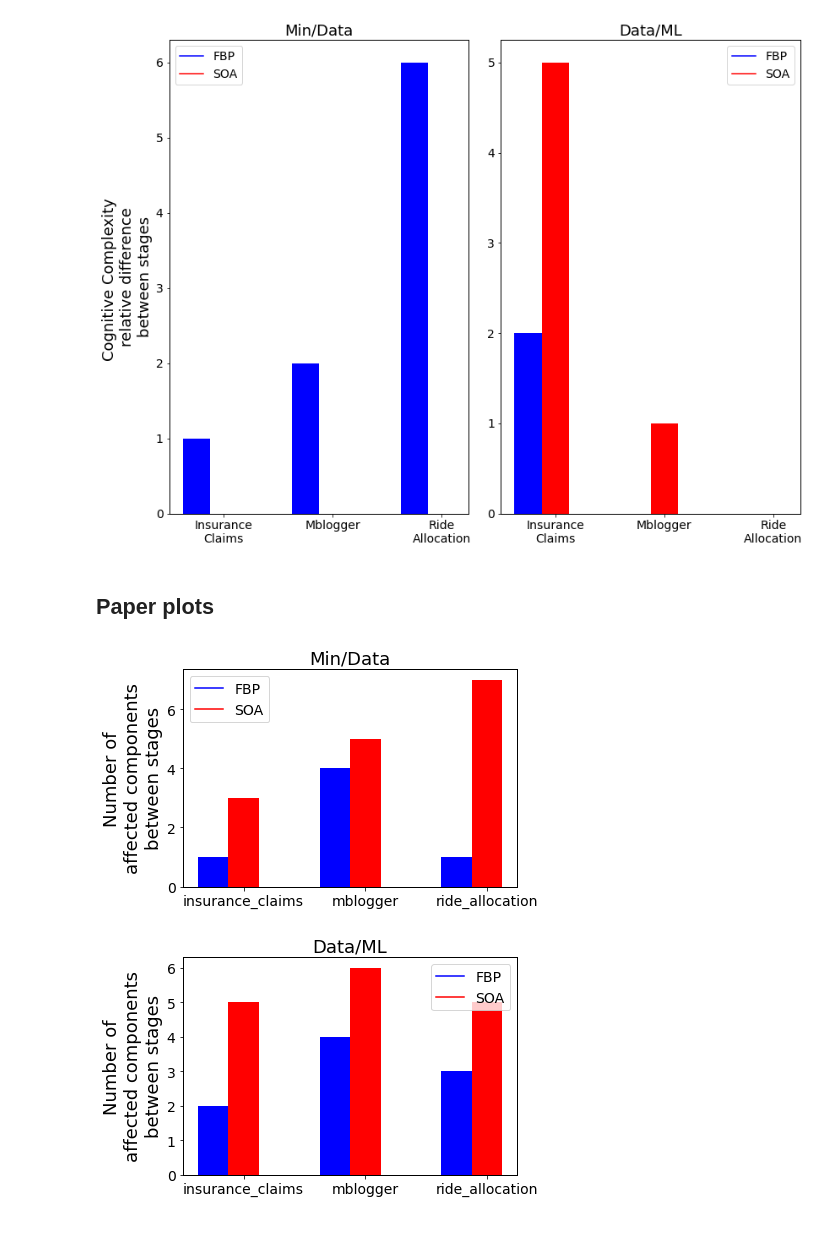
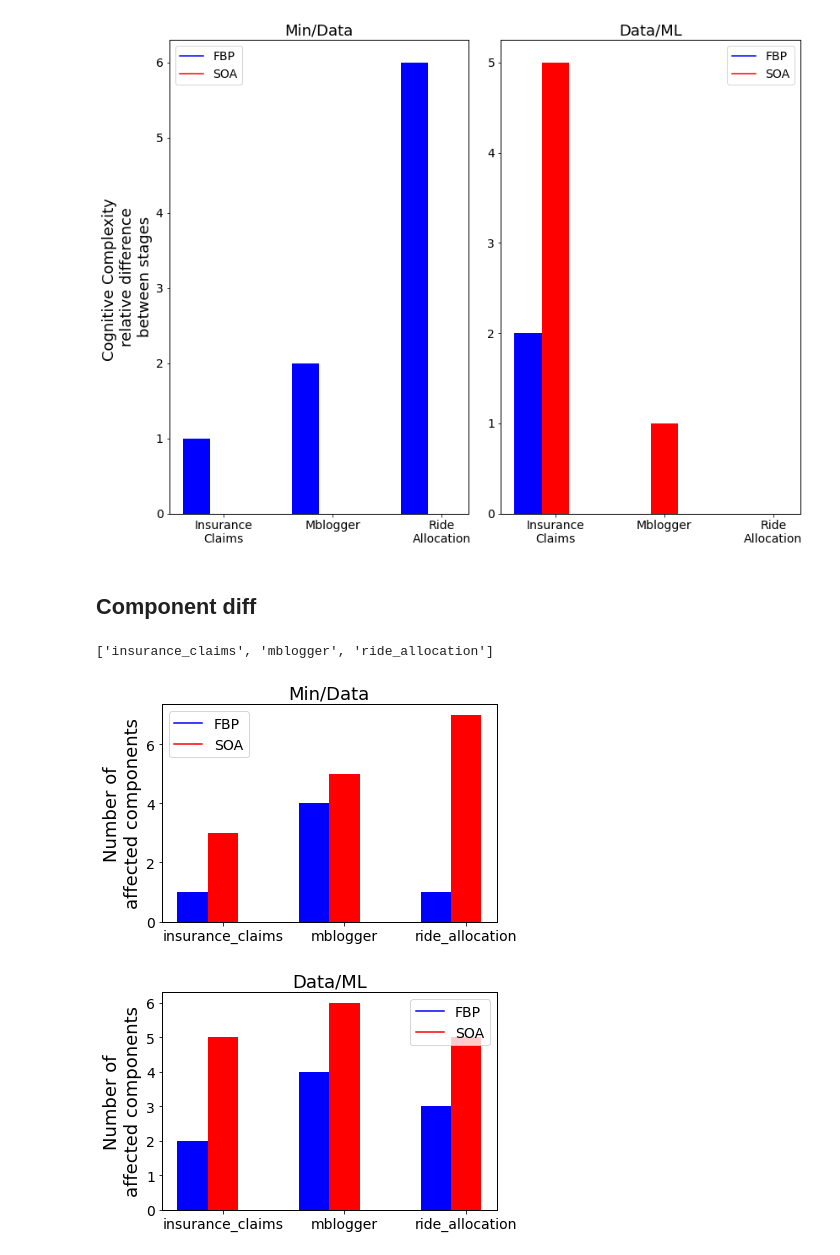
Before and after one commit to mlatcl/fbp-vs-soa, a Jupyter notebook: metrics_analysis.ipynb, the cells around one changed output. Saved outputs shown, nothing was run; the diff lists cells and outputs as text; code cells hidden in the pictures.

Commit message:
Figures for the paper

```diff
--- a/metrics_analysis.ipynb
+++ b/metrics_analysis.ipynb
@@ -394,30 +394,34 @@ plt.show();
 [figure]
 [figure]
 # %% [markdown]
-## Paper plots
+## Component diff
 # %%
 with open("component_diff.yml", "r") as stream:
     try:
         component_diff = yaml.safe_load(stream)
     except yaml.YAMLError as exc:
         print(exc)
+# %%
+apps
+# %% [output]
+['insurance_claims', 'mblogger', 'ride_allocation']
 # %%
 # min -> data
 
 labels = list(component_diff.keys())
 X = np.arange(len(apps))
 
-def get_values(from_stage, paradigm):
+def get_diff_values(from_stage, paradigm):
     values = []
     for app in component_diff:
         diff = next(x for x in component_diff[app] if x['paradigm'] == paradigm and x['from'] == from_stage)
         values.append(len(diff["changed"] if diff["changed"] is not None else []) + len(diff["new"] if diff["new"] is not None else []))
     return values
 
-values_fbp_min_data = get_values("min", "fbp")
-values_soa_min_data = get_values("min", "soa")
-values_fbp_data_ml = get_values("data", "fbp")
-values_soa_data_ml = get_values("data", "soa")
+values_fbp_min_data = get_diff_values("min", "fbp")
+values_soa_min_data = get_diff_values("min", "soa")
+values_fbp_data_ml = get_diff_values("data", "fbp")
+values_soa_data_ml = get_diff_values("data", "soa")
 
 plt.bar(
     X, values_fbp_min_data, width=0.25,
@@ -427,34 +431,34 @@ plt.bar(
     X+0.25, values_soa_min_data, width=0.25,
     tick_label=labels, align='center', color='r'
 );
-plt.ylabel('Number of\naffected components\nbetween stages');
+plt.ylabel('Number of\naffected components');
 plt.title("Min/Data")
 
 legend_elements = [Line2D([0], [0], color='b', label='FBP'),
                    Line2D([0], [0], color='r', label='SOA')]
 plt.legend(handles=legend_elements, loc='best');
 
 plt.show();
 
 
 
 plt.bar(
     X, values_fbp_data_ml, width=0.25,
     tick_label=labels, align='center', color='b'
 );
 plt.bar(
     X+0.25, values_soa_data_ml, width=0.25,
     tick_label=labels, align='center', color='r'
 );
 
-plt.ylabel('Number of\naffected components\nbetween stages');
+plt.ylabel('Number of\naffected components');
 plt.title("Data/ML")
 
 legend_elements = [Line2D([0], [0], color='b', label='FBP'),
                    Line2D([0], [0], color='r', label='SOA')]
 plt.legend(handles=legend_elements, loc='best');
 
 plt.show();
 # %% [output]
-[figure, old version]
+[figure, new version]
-[figure, old version]
+[figure, new version]
```
Also changed, not shown: parts of 7 cells of this notebook, 10 other files.
